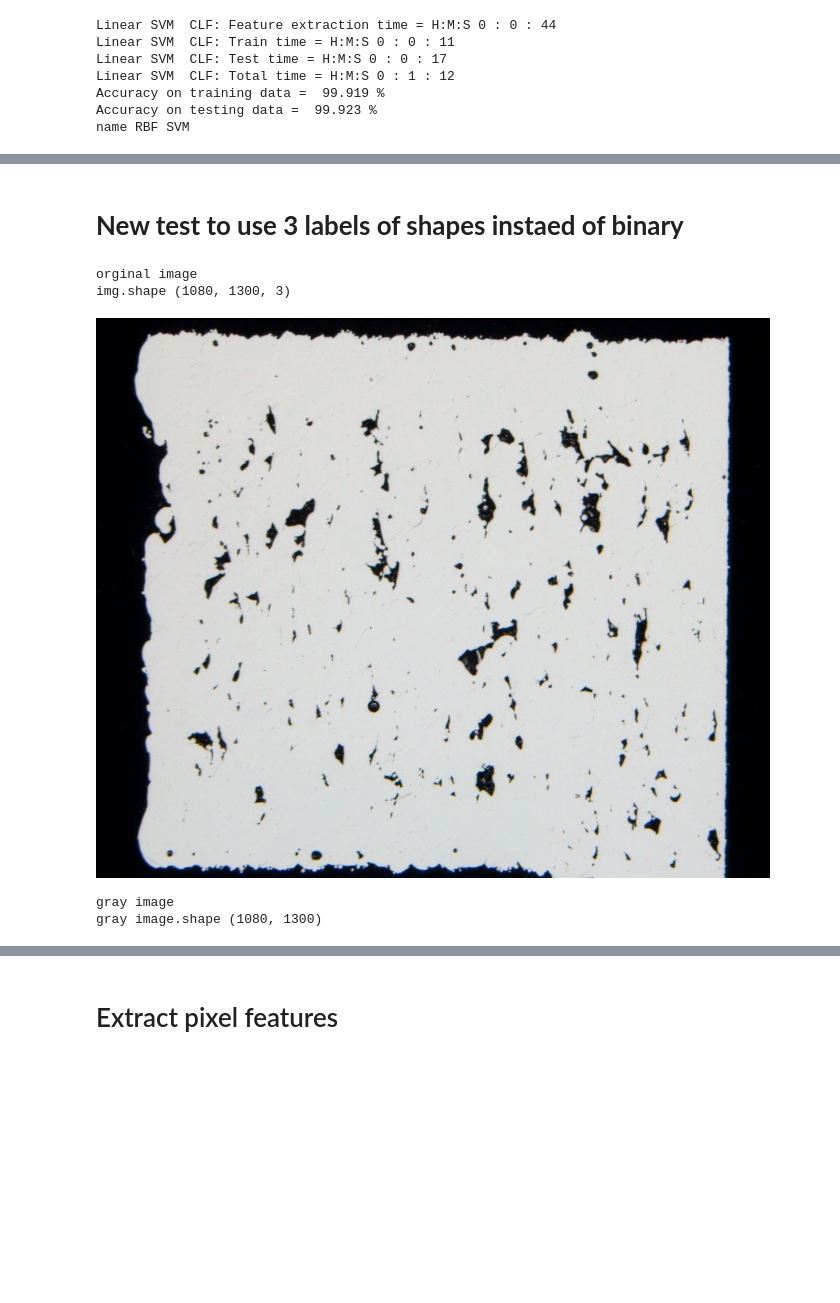
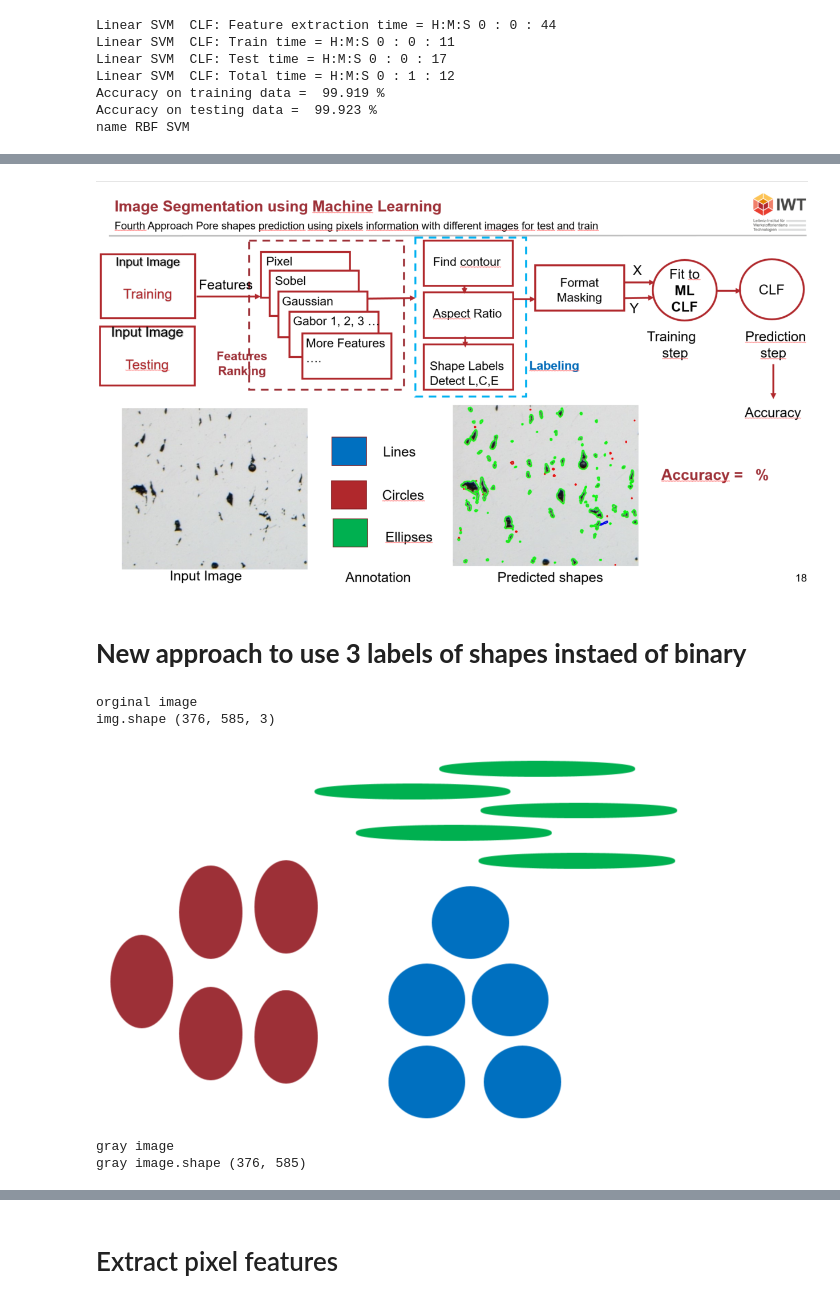
Before and after one commit to saharmahdie/PORTAL_code, a Jupyter notebook: pixels_seg_ML_save_trained_model_1_multi_CLFs.ipynb, the cells around one changed output, grey strips where cells are left out. Cells and saved outputs as stored; diff of their text form; code cells hidden in the pictures; blank space fills up the shorter version.

```diff
--- a/pixels_seg_ML_save_trained_model_1_multi_CLFs.ipynb
+++ b/pixels_seg_ML_save_trained_model_1_multi_CLFs.ipynb
@@ -306,34 +308,36 @@ files.download('/content/CLF_res.zip')
 [interactive output not drawn]
 # %%
 ##rm -rf '/content/CLF_res' ## dengarous will delete all the folder
+# %% [markdown]
+![pixels_info_to_predict_shaps.png](embedded-picture-1)
 # %% [markdown]
-# **New test to use 3 labels of shapes instaed of binary**
+# **New approach to use 3 labels of shapes instaed of binary**
 # %%
 ## source: DigitalSreeni
 from skimage.io import imread, imshow
 import numpy as np
 import cv2
 import pandas as pd
 from matplotlib import pyplot as plt
 import time
 from google.colab.patches import cv2_imshow
 
 #img = cv2.imread('BSE_Image.jpg')
-img_org = cv2.imread('/content/001.JPG')
-img_org = img_org[:, 300:1600]  ## croped image
+img_org = cv2.imread('/content/test_approach.png')
+#img_org = img_org[:, 300:1600]  ## croped image
 print('orginal image')
 print('img.shape',img_org.shape)
 cv2_imshow(img_org)
 
 img = cv2.cvtColor(img_org, cv2.COLOR_BGR2GRAY)
 print('gray image')
 print('gray image.shape',img.shape)
 cv2_imshow(img)
 # imshow(img_org)
 # imshow(img)
 # %% [output]
 orginal image
-img.shape (1080, 1300, 3)
+img.shape (376, 585, 3)
-[figure, old version]
+[figure, new version]
 gray image
-gray image.shape (1080, 1300)
+gray image.shape (376, 585)
```
Also changed, not shown: parts of 9 cells of this notebook.
